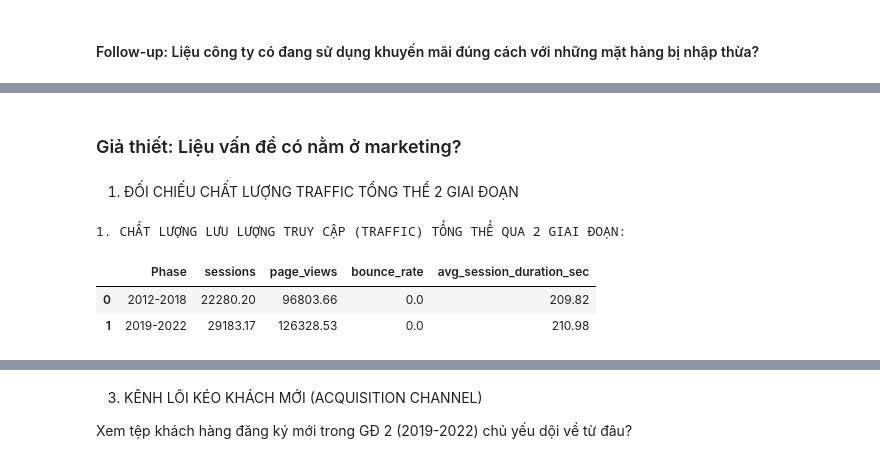
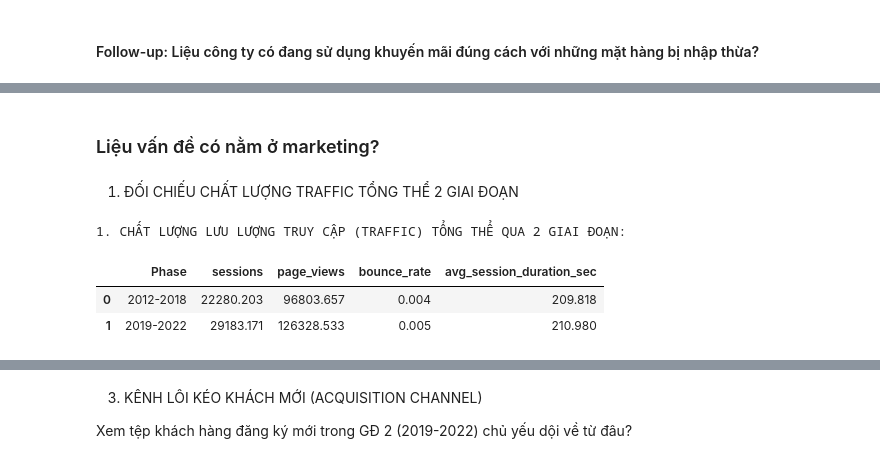
Before and after one commit to mituleefam/Fashion_Ecom_Sales_Forecasting, a Jupyter notebook: 1st_EDA.ipynb, the cells around one changed output, grey strips where cells are left out. Drawn from its saved outputs; the diff is of its cells as text; code cells hidden in the pictures.

```diff
--- a/1st_EDA.ipynb
+++ b/1st_EDA.ipynb
@@ -324,25 +354,32 @@ $\rightarrow$ Giai đoạn Covid (2019-2022) khi xu hướng mọi người ra
 # 1. Gắn nhãn giai đoạn cho từng đơn hàng
 orders['Year'] = orders['order_date'].dt.year
 orders['Phase'] = orders['Year'].apply(lambda x: '2012-2018' if x <= 2018 else '2019-2022')
+
 # 2. Hợp nhất Order Items với Orders và Products để quy tụ dữ liệu Category & Giai đoạn
 promo_df = pd.merge(order_items, orders[['order_id', 'Phase']], on='order_id', how='left')
 promo_df = pd.merge(promo_df, products[['product_id', 'category']], on='product_id', how='left')
+
 # 3. Tạo cờ ghi chú sản phẩm nào có xài mã Khuyến Mãi
 promo_df['has_promo'] = promo_df['promo_id'].apply(lambda x: 1 if x != 'No_Promo' else 0)
+
 # Cột phụ để tính số lượng bán ra NHỜ vào khuyến mãi
 promo_df['quantity_promo'] = promo_df.apply(lambda x: x['quantity'] if x['has_promo'] == 1 else 0, axis=1)
+
 # 4. Lọc riêng GĐ 2 (2019-2022) và tính xem hiệu suất xả hàng bằng Khuyến mãi
 promo_p2 = promo_df[promo_df['Phase'] == '2019-2022'].groupby('category').agg({
     'quantity': 'sum',                 # Tổng hàng bán ra thực tế
     'quantity_promo': 'sum',           # Số hàng bán ra khi CÓ khuyến mãi
     'discount_amount': 'sum'           # Tổng tiền doanh nghiệp rải ra làm khuyến mãi
 }).reset_index()
+promo_p2['quantity_organic'] = promo_p2['quantity'] - promo_p2['quantity_promo']
+
 # Tỷ lệ hàng xả được nhờ Khuyến mãi = (Bán có KM / Tổng bán) * 100
-promo_p2['Promo_Sales_Ratio (%)'] = (promo_p2['quantity_promo'] / promo_p2['quantity']) * 100
-promo_p2 = promo_p2.sort_values(by='Promo_Sales_Ratio (%)', ascending=False).round(2)
+promo_p2['promo_ratio'] = (promo_p2['quantity_promo'] / promo_p2['quantity']) * 100
+promo_p2 = promo_p2.sort_values(by='promo_ratio', ascending=False).round(2)
 print("TIẾN ĐỘ XẢ HÀNG BẰNG CHIẾN DỊCH KHUYẾN MÃI TẠI GĐ 2019-2022:")
 display(promo_p2)
-# Check bảng Master Khuyến Mãi gốc xem trong Giai đoạn 2, đội Marketing nhắm target ưu đãi vào đâu!
+
+# Số lượng chiến dịch khuyến mãi
 promotions['Phase'] = promotions['start_date'].dt.year.apply(lambda x: '2012-2018' if x <= 2018 else '2019-2022')
 promo_targets = promotions[promotions['Phase'] == '2019-2022']['applicable_category'].value_counts().reset_index()
 promo_targets.columns = ['Danh mục được KM Nhắm tới', 'Số lượng chiến dịch']
@@ -367,5 +461,5 @@ SỐ LƯỢNG CHIẾN DỊCH KHUYẾN MÃI THIẾT LẬP CHO TỪNG NHÓM (2019-
 # %% [markdown]
-### Giả thiết: Liệu vấn đề có nằm ở marketing?
+### Liệu vấn đề có nằm ở marketing?
 # %%
 # Đảm bảo xử lý ngày tháng cho bảng web_traffic & customers
 web_traffic['date'] = pd.to_datetime(web_traffic['date'])
@@ -378,15 +472,15 @@ customers['Phase'] = customers['signup_date'].dt.year.apply(lambda x: '2012-2018
 # %%
 traffic_overall = web_traffic.groupby('Phase').agg({
     'sessions': 'mean',                  # Lưu lượng trung bình ngày
     'page_views': 'mean',                # Xem bao nhiêu trang / ngày
     'bounce_rate': 'mean',               # Mức độ "Vào phát thoát luôn" (%)
     'avg_session_duration_sec': 'mean'   # Thời gian lưu luyến trang web (giây)
-}).reset_index().round(2)
+}).reset_index().round(3)
 print("1. CHẤT LƯỢNG LƯU LƯỢNG TRUY CẬP (TRAFFIC) TỔNG THỂ QUA 2 GIAI ĐOẠN:")
 display(traffic_overall)
 # %% [output]
 1. CHẤT LƯỢNG LƯU LƯỢNG TRUY CẬP (TRAFFIC) TỔNG THỂ QUA 2 GIAI ĐOẠN:
 |  | Phase | sessions | page_views | bounce_rate | avg_session_duration_sec |
-| 0 | 2012-2018 | 22280.20 | 96803.66 | 0.0 | 209.82 |
-| 1 | 2019-2022 | 29183.17 | 126328.53 | 0.0 | 210.98 |
+| 0 | 2012-2018 | 22280.203 | 96803.657 | 0.004 | 209.818 |
+| 1 | 2019-2022 | 29183.171 | 126328.533 | 0.005 | 210.980 |
 # %% [markdown]
```
Also changed, not shown: parts of 20 cells of this notebook.
